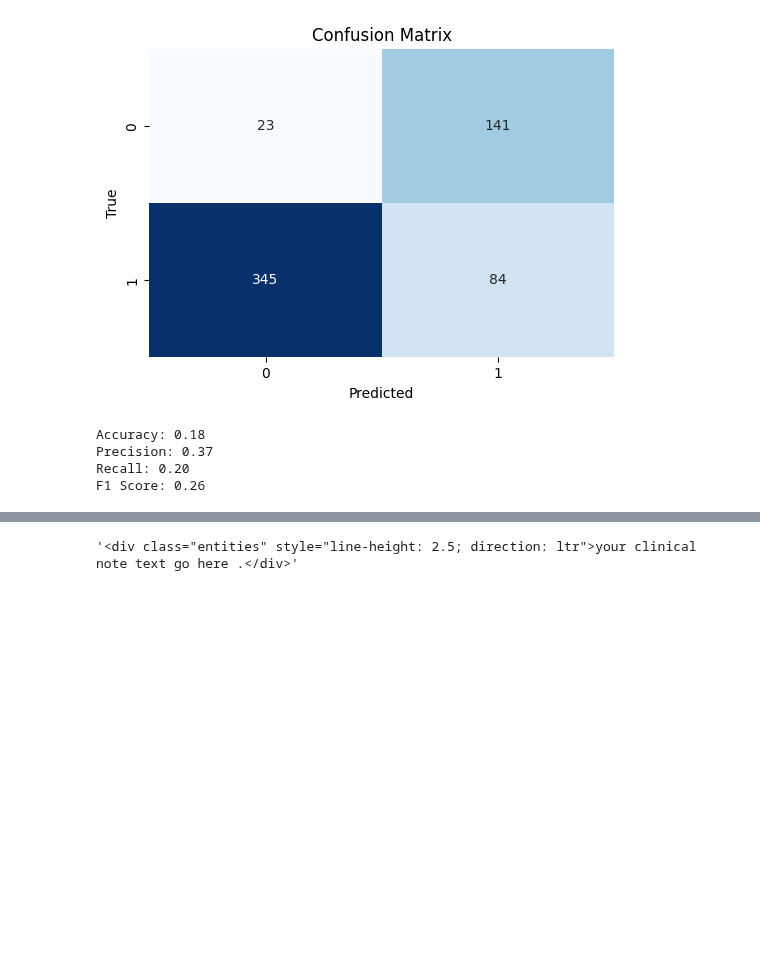
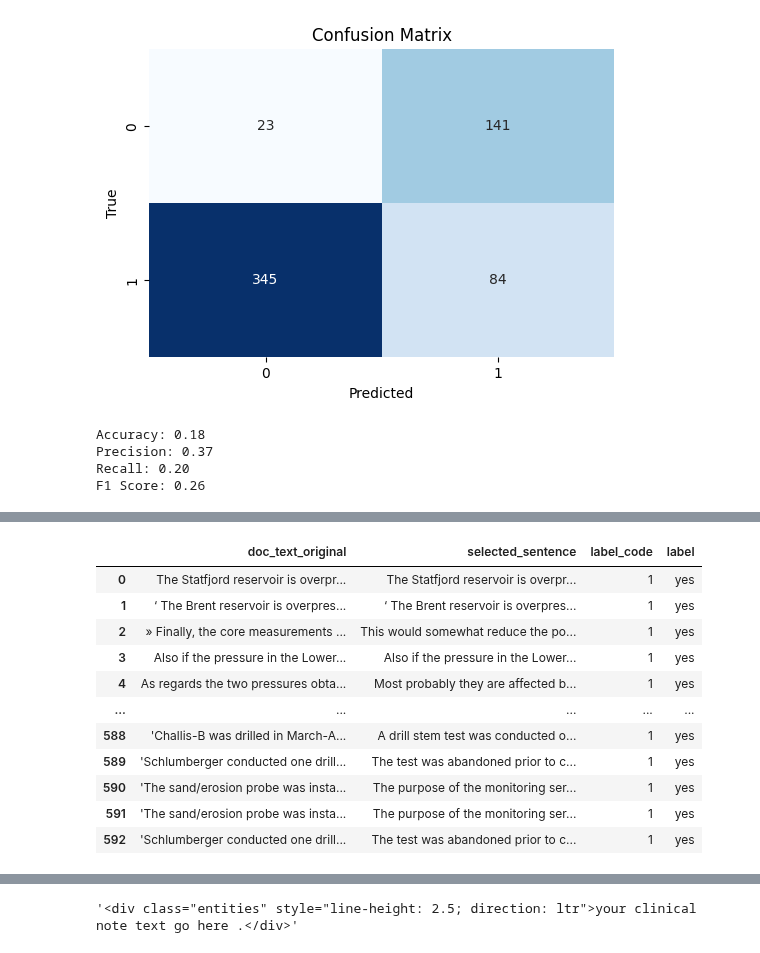
Before and after one commit to zahidhamidi/ML-Project, a Jupyter notebook: NegEx_.ipynb, the cells around one changed output, grey strips where cells are left out. Drawn from its saved outputs; the diff is of its cells as text; code cells hidden in the pictures; blank space fills up the shorter version.

```diff
--- a/NegEx_.ipynb
+++ b/NegEx_.ipynb
@@ -229,0 +199,69 @@ nlp0 = spacy.load("en_core_sci_sm")
+# %%
+# Load your CSV dataset
+df = pd.read_csv("true_positive_experimentation.csv")
+# %%
+import pandas as pd
+import re
+import nltk
+nltk.download('punkt')
+
+
+# Define the topics
+topics = ["overpressure", "sand production"]
+
+# Initialize a dictionary to store selected sentences for each row
+selected_sentences = {}
+
+# Iterate through each row of the DataFrame
+for index, row in df.iterrows():
+    text = row['doc_text_original']
+
+    # Tokenize the text into sentences
+    sentences = sent_tokenize(text)
+
+    # Initialize a list to store selected sentences for this row
+    row_selected_sentences = []
+
+    for sentence in sentences:
+        # Check if the sentence contains any of the specified topics
+        if any(topic in sentence for topic in topics):
+            row_selected_sentences.append(sentence)
+
+    # Join the selected sentences into a single string
+    selected_sentence = ' '.join(row_selected_sentences)
+
+    # Store the selected sentences for this row in the dictionary
+    selected_sentences[index] = selected_sentence
+
+# Add the selected_sentences as a new column named 'selected_sentence' next to 'doc_text_original'
+# df.insert(df.columns.get_loc('doc_text_original') + 1, 'selected_sentence', df.index.map(selected_sentences))
+
+# Define the negation terms
+negation_terms = r'\b(?:no|none|not|nor|without)\b'
+
+# Initialize an empty list to store labels for the selected sentences
+selected_sentence_labels = []
+
+# Iterate through the 'selected_sentence' column
+for sentence in df['selected_sentence']:
+    # Initialize a label for the combined topics
+    combined_label = None
+
+    # Use regular expressions to match the exact negation terms
+    negation_match = re.search(negation_terms, sentence, re.IGNORECASE)
+
+    # Check if a negation term was found and if the sentence contains any of the specified topics
+    if negation_match:
+        # Check if the sentence contains any of the specified topics
+        if any(topic in sentence for topic in topics):
+            combined_label = "no " + ", ".join(topic for topic in topics if topic in sentence)
+
+    # Append the combined label
+    selected_sentence_labels.append(combined_label)
+
+# Add the selected_sentence_labels list as a new column named 'label' next to 'selected_sentence'
+# df.insert(df.columns.get_loc('selected_sentence') + 1, 'label', selected_sentence_labels)
+
+# Print the DataFrame with the 'label' column
+df[['doc_text_original','selected_sentence','label_code','label']]
+# %% [output]
@@ -229,0 +270,12 @@ nlp0 = spacy.load("en_core_sci_sm")
+|  | doc_text_original | selected_sentence | label_code | label |
+| 0 | The Statfjord reservoir is overpr... | The Statfjord reservoir is overpr... | 1 | yes |
+| 1 | ‘ The Brent reservoir is overpres... | ‘ The Brent reservoir is overpres... | 1 | yes |
+| 2 | » Finally, the core measurements ... | This would somewhat reduce the po... | 1 | yes |
+| 3 | Also if the pressure in the Lower... | Also if the pressure in the Lower... | 1 | yes |
+| 4 | As regards the two pressures obta... | Most probably they are affected b... | 1 | yes |
+| ... | ... | ... | ... | ... |
+| 588 | 'Challis-B was drilled in March-A... | A drill stem test was conducted o... | 1 | yes |
+| 589 | 'Schlumberger conducted one drill... | The test was abandoned prior to c... | 1 | yes |
+| 590 | 'The sand/erosion probe was insta... | The purpose of the monitoring ser... | 1 | yes |
+| 591 | 'The sand/erosion probe was insta... | The purpose of the monitoring ser... | 1 | yes |
+| 592 | 'Schlumberger conducted one drill... | The test was abandoned prior to c... | 1 | yes |
```
Also changed, not shown: parts of 5 cells of this notebook.
